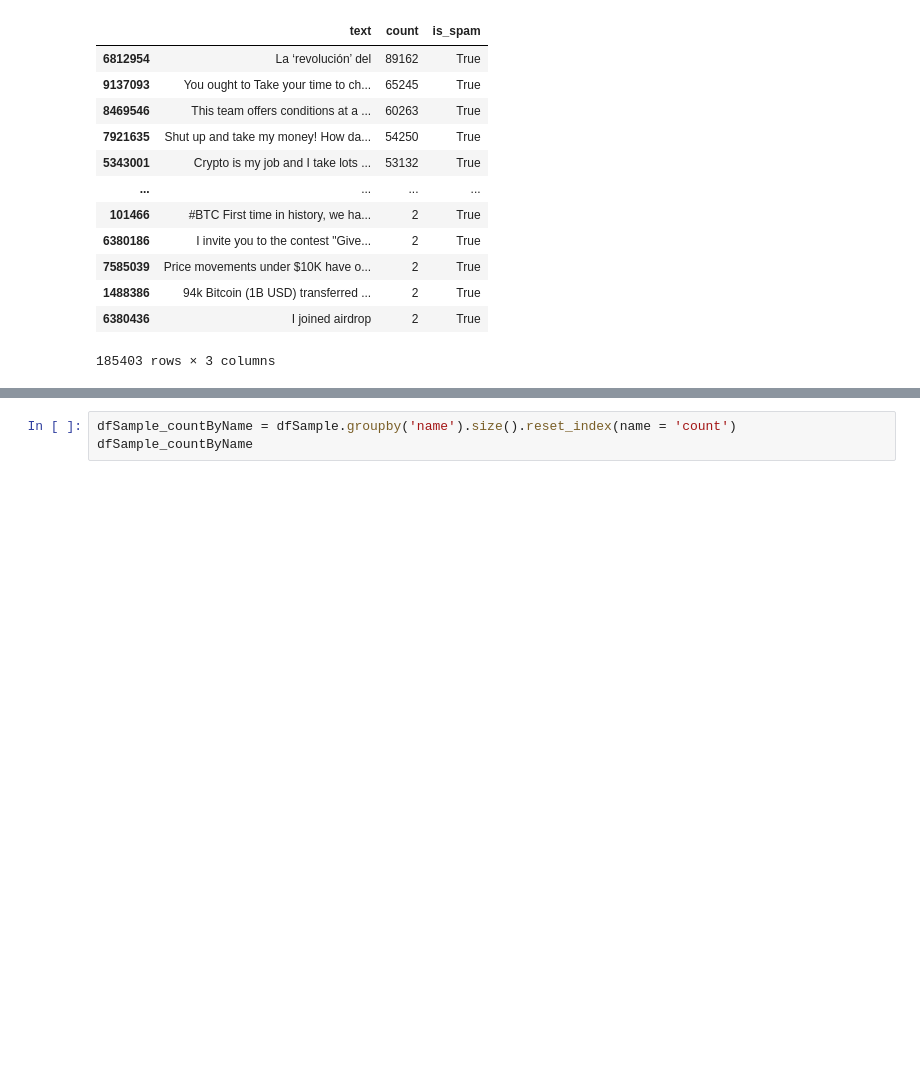
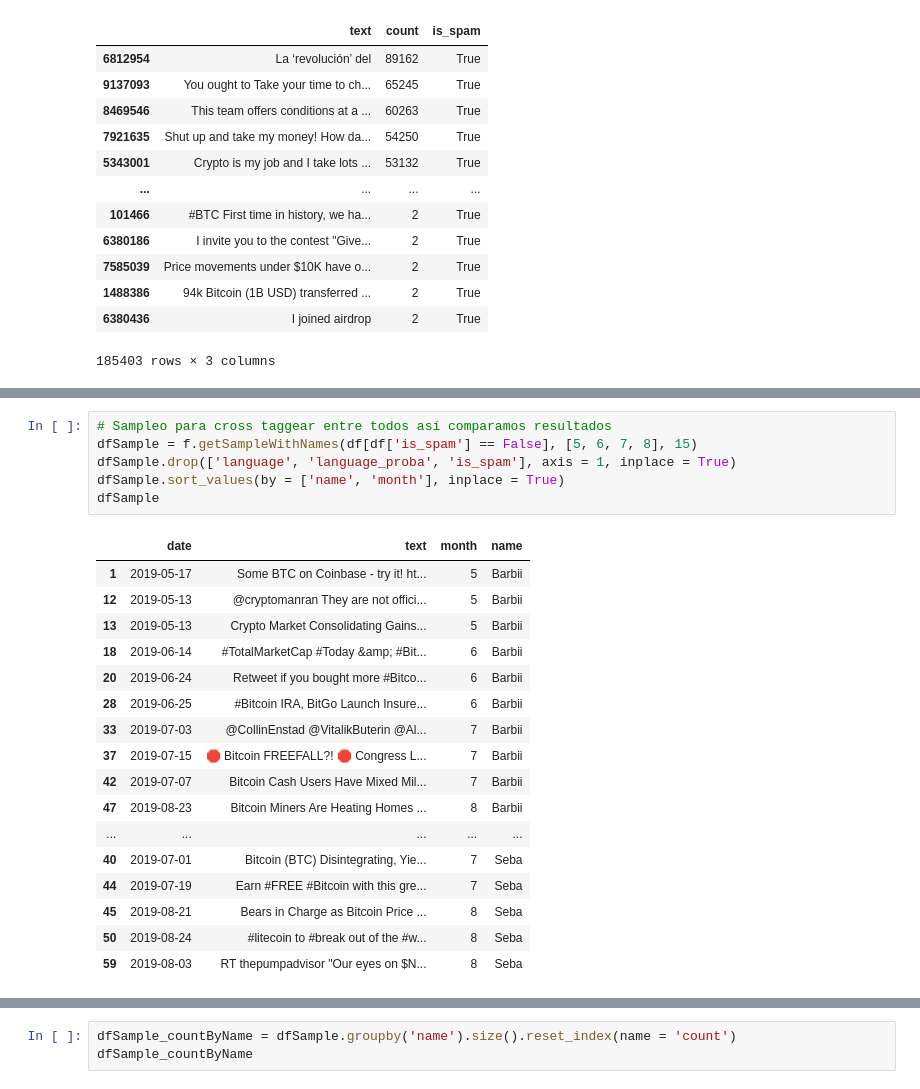
Before and after one commit to JuanMarchese/TextMiningTP, a Jupyter notebook: SampleForManualTagging.ipynb, the cells around one changed output, grey strips where cells are left out. Cells and saved outputs as stored; diff of their text form; blank space fills up the shorter version.

```diff
--- a/SampleForManualTagging.ipynb
+++ b/SampleForManualTagging.ipynb
@@ -183,0 +234,24 @@ df
+# %%
+# Sampleo para cross taggear entre todos así comparamos resultados
+dfSample = f.getSampleWithNames(df[df['is_spam'] == False], [5, 6, 7, 8], 15)
+dfSample.drop(['language', 'language_proba', 'is_spam'], axis = 1, inplace = True)
+dfSample.sort_values(by = ['name', 'month'], inplace = True)
+dfSample
+# %% [output]
+|  | date | text | month | name |
+| 1 | 2019-05-17 | Some BTC on Coinbase - try it! ht... | 5 | Barbii |
+| 12 | 2019-05-13 | @cryptomanran They are not offici... | 5 | Barbii |
+| 13 | 2019-05-13 | Crypto Market Consolidating Gains... | 5 | Barbii |
+| 18 | 2019-06-14 | #TotalMarketCap #Today &amp; #Bit... | 6 | Barbii |
+| 20 | 2019-06-24 | Retweet if you bought more #Bitco... | 6 | Barbii |
+| 28 | 2019-06-25 | #Bitcoin IRA, BitGo Launch Insure... | 6 | Barbii |
+| 33 | 2019-07-03 | @CollinEnstad @VitalikButerin @Al... | 7 | Barbii |
+| 37 | 2019-07-15 | 🛑 Bitcoin FREEFALL?! 🛑 Congress L... | 7 | Barbii |
+| 42 | 2019-07-07 | Bitcoin Cash Users Have Mixed Mil... | 7 | Barbii |
+| 47 | 2019-08-23 | Bitcoin Miners Are Heating Homes ... | 8 | Barbii |
+| ... | ... | ... | ... | ... |
+| 40 | 2019-07-01 | Bitcoin (BTC) Disintegrating, Yie... | 7 | Seba |
+| 44 | 2019-07-19 | Earn #FREE #Bitcoin with this gre... | 7 | Seba |
+| 45 | 2019-08-21 | Bears in Charge as Bitcoin Price ... | 8 | Seba |
+| 50 | 2019-08-24 | #litecoin to #break out of the #w... | 8 | Seba |
+| 59 | 2019-08-03 | RT thepumpadvisor "Our eyes on $N... | 8 | Seba |
```
Also changed, not shown: parts of 11 cells of this notebook, 1 other file.
